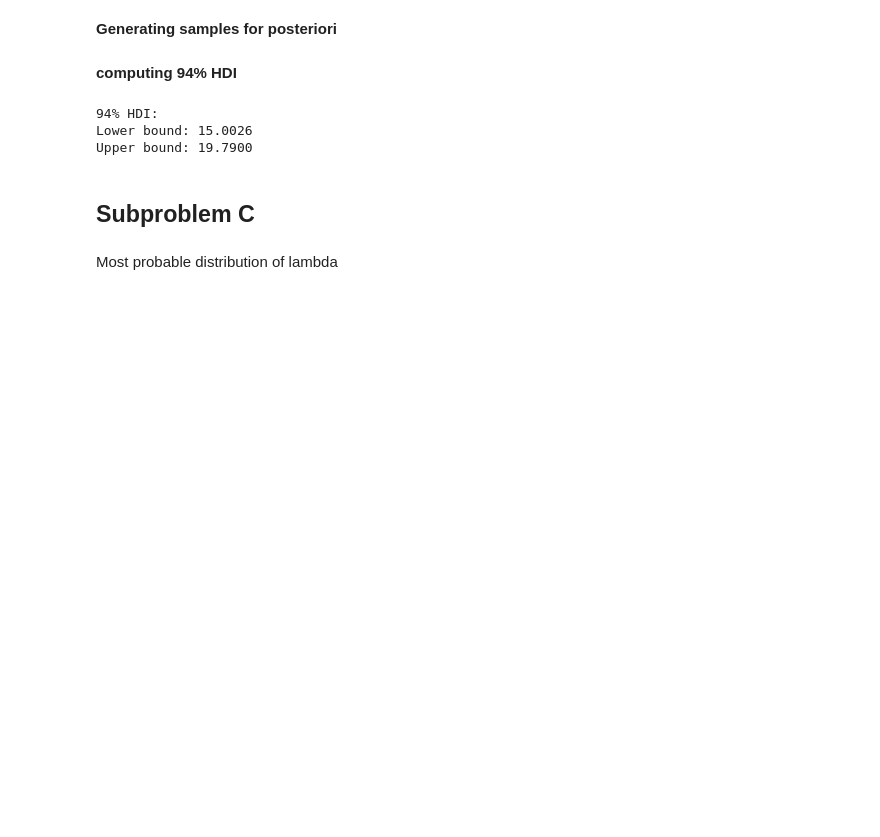
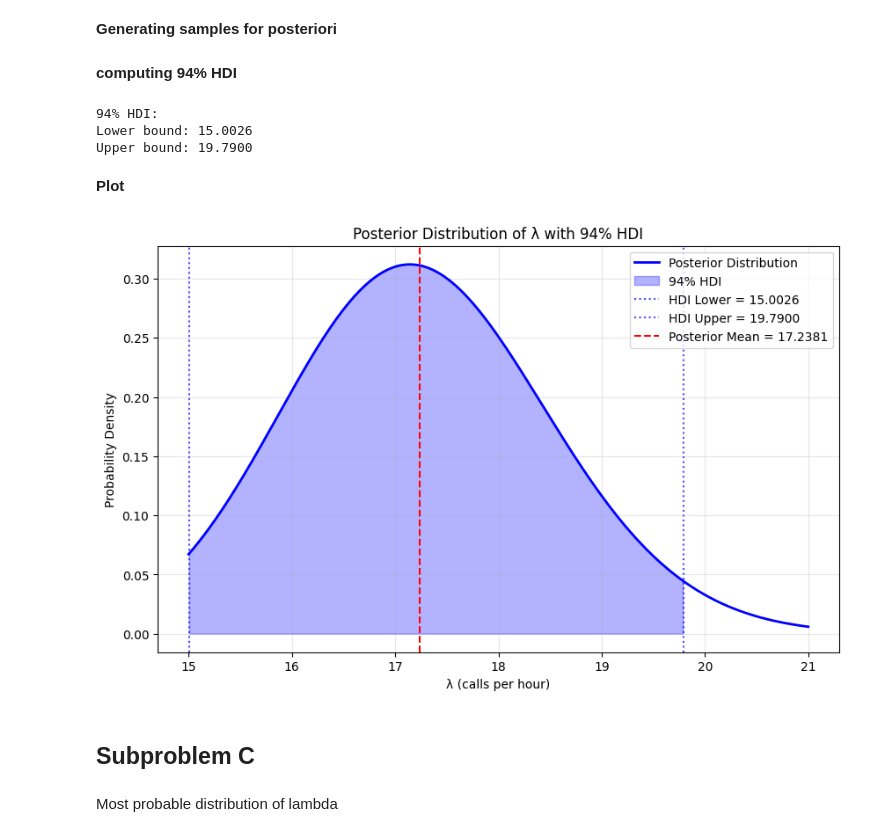
Before and after one commit to sky11fca/Bazon-Bogdan-PMP-2025, a Jupyter notebook: Lab06/exercise 2.ipynb, the cells around one changed output. Drawn from its saved outputs; the diff is of its cells as text; code cells hidden in the pictures; blank space fills up the shorter version.

```diff
--- a/Lab06/exercise 2.ipynb
+++ b/Lab06/exercise 2.ipynb
@@ -60,7 +74,7 @@ a 94% Highest Density Interval
 **Generating samples for posteriori**
 # %%
 np.random.seed(42)
-posteriori_samples = stats.gamma.rvs(alpha_post, scale=1/beta_post, size=10000)
+posteriori_samples = posteriori_dist.rvs(size=10000)
 # %% [markdown]
 **computing 94% HDI**
 # %%
@@ -73,6 +87,30 @@ print(f"Upper bound: {hdi_94[1]:.4f}")
 94% HDI:
 Lower bound: 15.0026
 Upper bound: 19.7900
+# %% [markdown]
+**Plot**
+# %%
+plt.figure(figsize=(10, 6))
+plt.plot(lambda_values, posteriori_pdf, 'b-', linewidth=2, label='Posterior Distribution')
+
+# Shade the HDI region
+hdi_mask = (lambda_values >= hdi_94[0]) & (lambda_values <= hdi_94[1])
+plt.fill_between(lambda_values, posteriori_pdf, where=hdi_mask,
+                color='blue', alpha=0.3, label='94% HDI')
+
+plt.axvline(hdi_94[0], color='blue', linestyle=':', alpha=0.7, label=f'HDI Lower = {hdi_94[0]:.4f}')
+plt.axvline(hdi_94[1], color='blue', linestyle=':', alpha=0.7, label=f'HDI Upper = {hdi_94[1]:.4f}')
+plt.axvline(alpha_post/beta_post, color='r', linestyle='--',
+           label=f'Posterior Mean = {alpha_post/beta_post:.4f}')
+
+plt.title('Posterior Distribution of λ with 94% HDI')
+plt.xlabel('λ (calls per hour)')
+plt.ylabel('Probability Density')
+plt.legend()
+plt.grid(True, alpha=0.3)
+plt.show()
+# %% [output]
+[figure, added]
 # %% [markdown]
 ## Subproblem C
 # %% [markdown]
```
Also changed, not shown: parts of 6 cells of this notebook.
